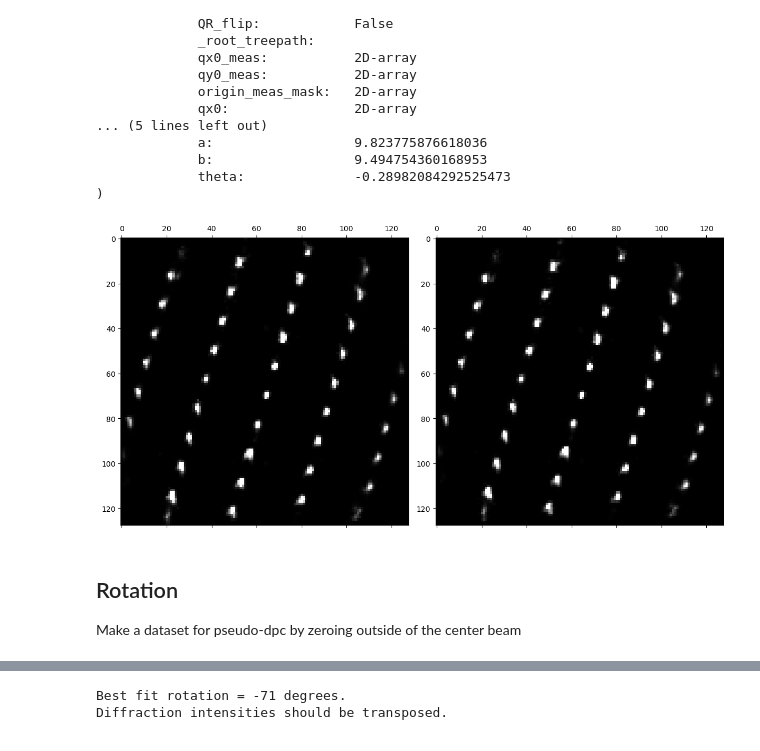
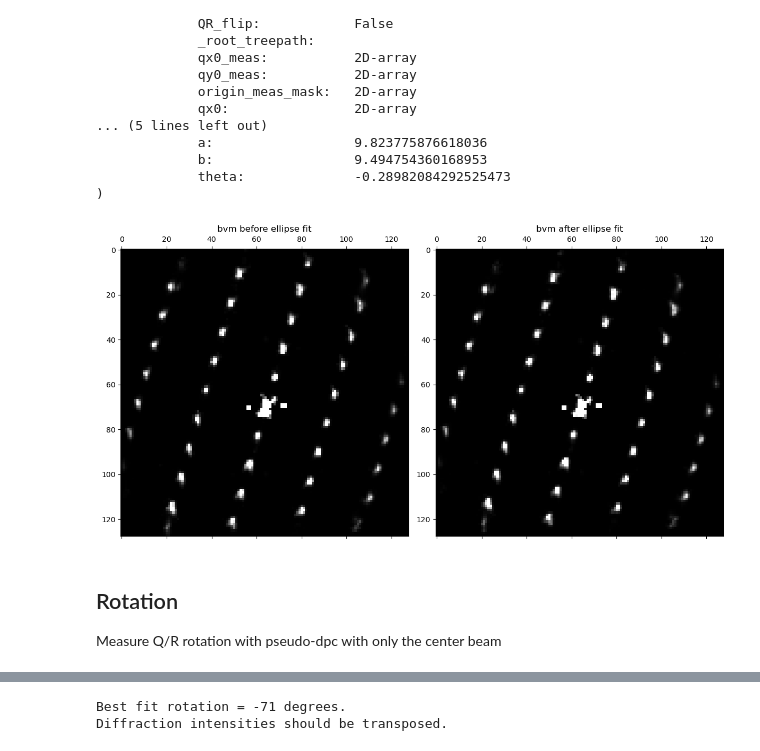
Before and after one commit to py4dstem/py4DSTEM_tutorials, a Jupyter notebook: notebooks/strain_LFP.ipynb, the cells around one changed output, grey strips where cells are left out. Cells and saved outputs as stored; diff of their text form; code cells hidden in the pictures.

```diff
--- a/notebooks/strain_LFP.ipynb
+++ b/notebooks/strain_LFP.ipynb
@@ -363,5 +353,8 @@ py4DSTEM.show(
 origin_meas = braggpeaks.measure_origin( center_guess=center_guess )
 
 # fit a 2D plane
-qx0_fit,qy0_fit,qx0_residuals,qy0_residuals = braggpeaks.fit_origin()
+qx0_fit,qy0_fit,qx0_residuals,qy0_residuals = braggpeaks.fit_origin(
+    ticks = False,
+    axsize = (4,4),
+)
 # %% [output]
@@ -423,7 +384,0 @@ py4DSTEM.show(
-# %%
-# remove peaks
-
-braggpeaks.mask_in_Q(
-    mask_removepeaks,
-    update_inplace = True
-)
@@ -553,18 +506,22 @@ Calibration( A Metadata instance called 'calibration', containing the following
 # %%
 # Get a new corrected BVM
 
 # compute
 bvm_ellipse = braggpeaks.histogram( mode='cal' )
 
 
 # show
-show([bvm_centered_masked, bvm_ellipse],vmax=0.99)
+show(
+    [bvm_centered_masked, bvm_ellipse],
+    vmax=0.99,
+    title = ["bvm before ellipse fit", "bvm after ellipse fit"]
+)
 # %% [output]
-[figure, old version]
+[figure, new version]
 # %% [markdown]
 ## Rotation
 
-Make a dataset for pseudo-dpc by zeroing outside of the center beam
+Measure Q/R rotation with pseudo-dpc with only the center beam
 # %%
 # make a mask
 
```
Also changed, not shown: parts of 26 cells of this notebook.
